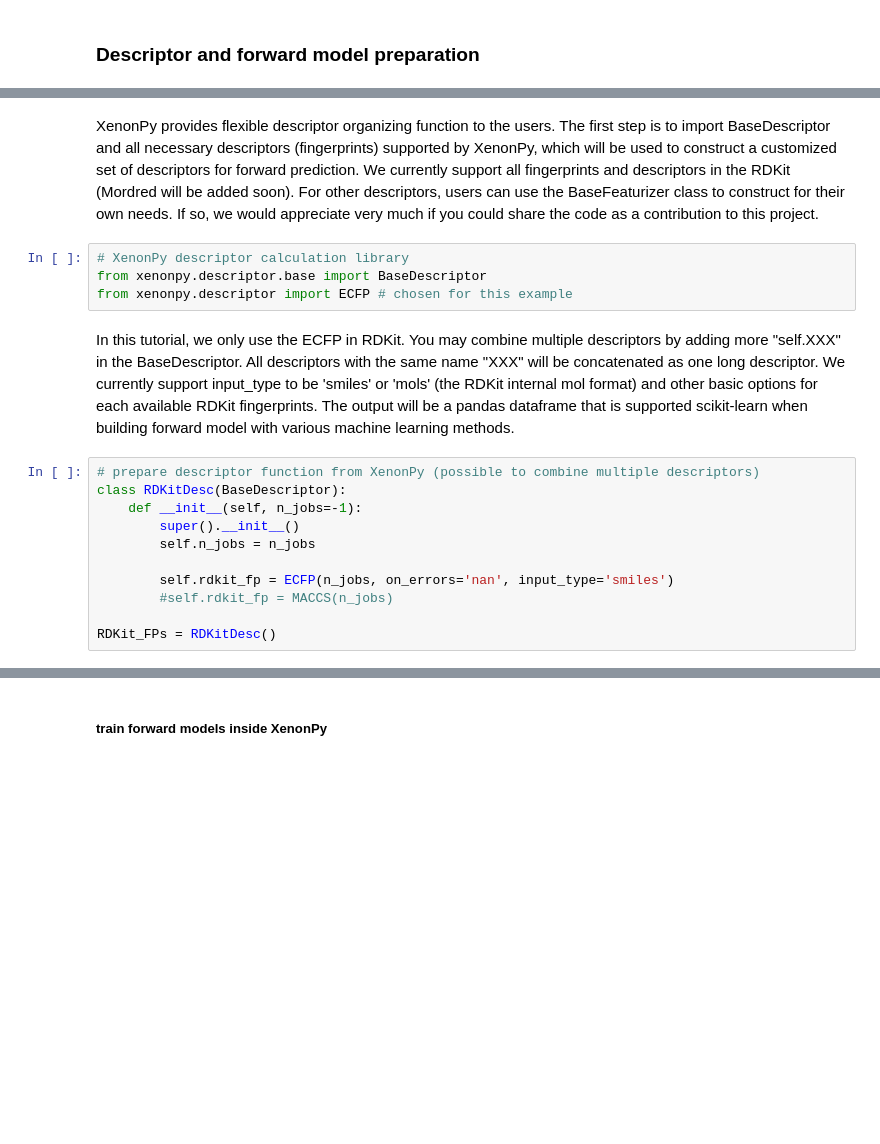
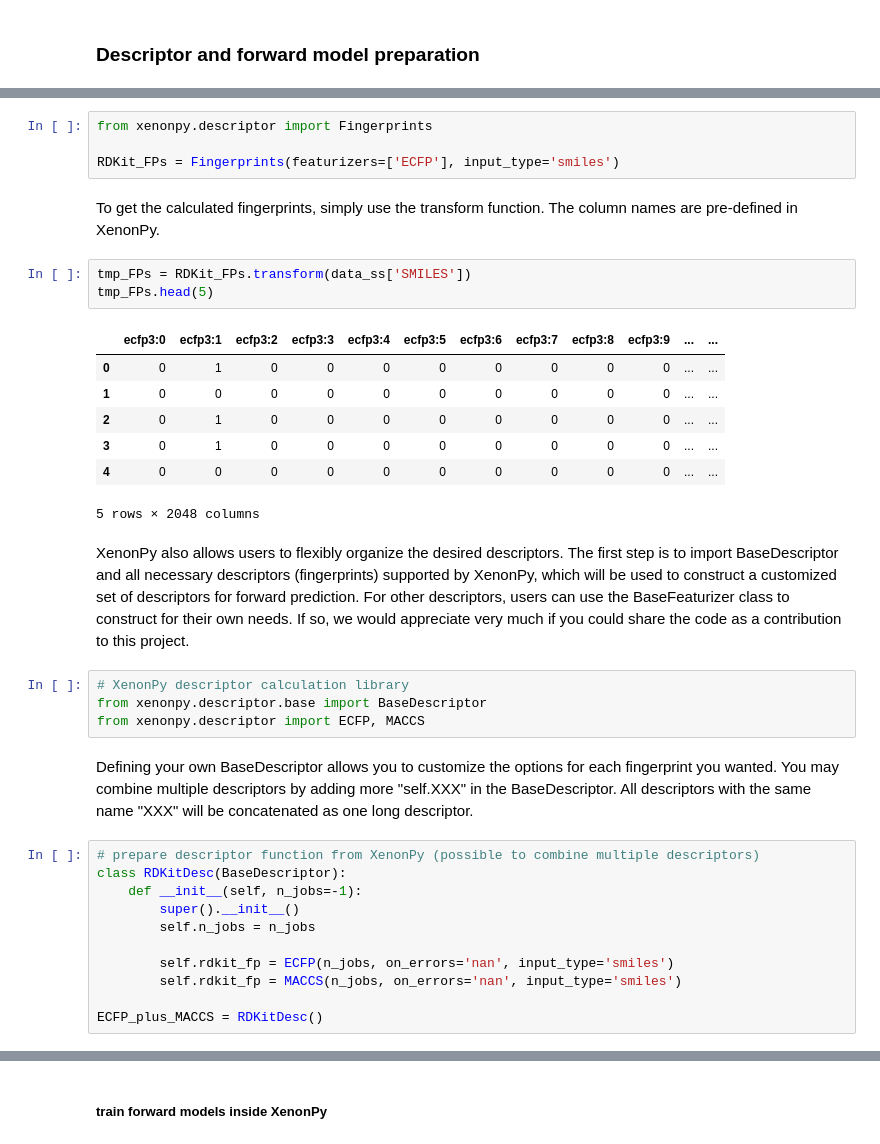
Before and after one commit to yoshida-lab/XenonPy, a Jupyter notebook: samples/iQSPR.ipynb, the cells around one changed output, grey strips where cells are left out. Saved outputs shown, nothing was run; the diff lists cells and outputs as text; blank space fills up the shorter version.

```diff
--- a/samples/iQSPR.ipynb
+++ b/samples/iQSPR.ipynb
@@ -92,11 +94,28 @@ plt.show()
+# %%
+from xenonpy.descriptor import Fingerprints
+
+RDKit_FPs = Fingerprints(featurizers=['ECFP'], input_type='smiles')
+# %% [markdown]
+To get the calculated fingerprints, simply use the transform function. The column names are pre-defined in XenonPy.
+# %%
+tmp_FPs = RDKit_FPs.transform(data_ss['SMILES'])
+tmp_FPs.head(5)
+# %% [output]
+|  | ecfp3:0 | ecfp3:1 | ecfp3:2 | ecfp3:3 | ecfp3:4 | ecfp3:5 | ecfp3:6 | ecfp3:7 | ecfp3:8 | ecfp3:9 | ... | ... |
+| 0 | 0 | 1 | 0 | 0 | 0 | 0 | 0 | 0 | 0 | 0 | ... | ... |
+| 1 | 0 | 0 | 0 | 0 | 0 | 0 | 0 | 0 | 0 | 0 | ... | ... |
+| 2 | 0 | 1 | 0 | 0 | 0 | 0 | 0 | 0 | 0 | 0 | ... | ... |
+| 3 | 0 | 1 | 0 | 0 | 0 | 0 | 0 | 0 | 0 | 0 | ... | ... |
+| 4 | 0 | 0 | 0 | 0 | 0 | 0 | 0 | 0 | 0 | 0 | ... | ... |
+5 rows × 2048 columns
 # %% [markdown]
-XenonPy provides flexible descriptor organizing function to the users. The first step is to import BaseDescriptor and all necessary descriptors (fingerprints) supported by XenonPy, which will be used to construct a customized set of descriptors for forward prediction. We currently support all fingerprints and descriptors in the RDKit (Mordred will be added soon). For other descriptors, users can use the BaseFeaturizer class to construct for their own needs. If so, we would appreciate very much if you could share the code as a contribution to this project.
+XenonPy also allows users to flexibly organize the desired descriptors. The first step is to import BaseDescriptor and all necessary descriptors (fingerprints) supported by XenonPy, which will be used to construct a customized set of descriptors for forward prediction. For other descriptors, users can use the BaseFeaturizer class to construct for their own needs. If so, we would appreciate very much if you could share the code as a contribution to this project.
 # %%
 # XenonPy descriptor calculation library
 from xenonpy.descriptor.base import BaseDescriptor
-from xenonpy.descriptor import ECFP # chosen for this example
+from xenonpy.descriptor import ECFP, MACCS
 # %% [markdown]
-In this tutorial, we only use the ECFP in RDKit. You may combine multiple descriptors by adding more "self.XXX" in the BaseDescriptor. All descriptors with the same name "XXX" will be concatenated as one long descriptor. We currently support input_type to be 'smiles' or 'mols' (the RDKit internal mol format) and other basic options for each available RDKit fingerprints. The output will be a pandas dataframe that is supported scikit-learn when building forward model with various machine learning methods.
+Defining your own BaseDescriptor allows you to customize the options for each fingerprint you wanted. You may combine multiple descriptors by adding more "self.XXX" in the BaseDescriptor. All descriptors with the same name "XXX" will be concatenated as one long descriptor.
 # %%
 # prepare descriptor function from XenonPy (possible to combine multiple descriptors)
 class RDKitDesc(BaseDescriptor):
@@ -105,6 +124,6 @@ class RDKitDesc(BaseDescriptor):
         self.n_jobs = n_jobs
 
         self.rdkit_fp = ECFP(n_jobs, on_errors='nan', input_type='smiles')
-        #self.rdkit_fp = MACCS(n_jobs)
+        self.rdkit_fp = MACCS(n_jobs, on_errors='nan', input_type='smiles')
 
-RDKit_FPs = RDKitDesc()
+ECFP_plus_MACCS = RDKitDesc()
```
Also changed, not shown: parts of 28 cells of this notebook, 1 other file.
